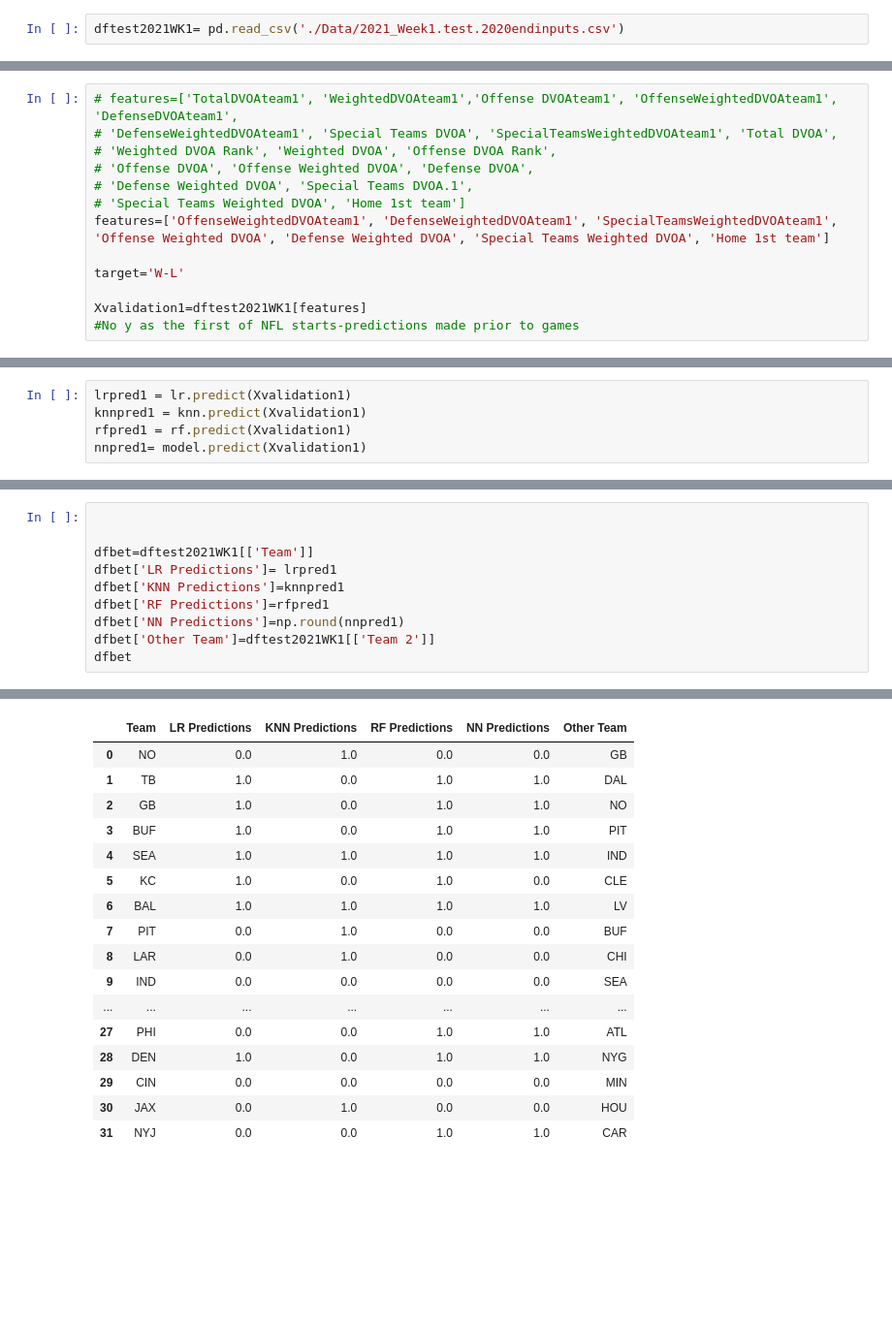
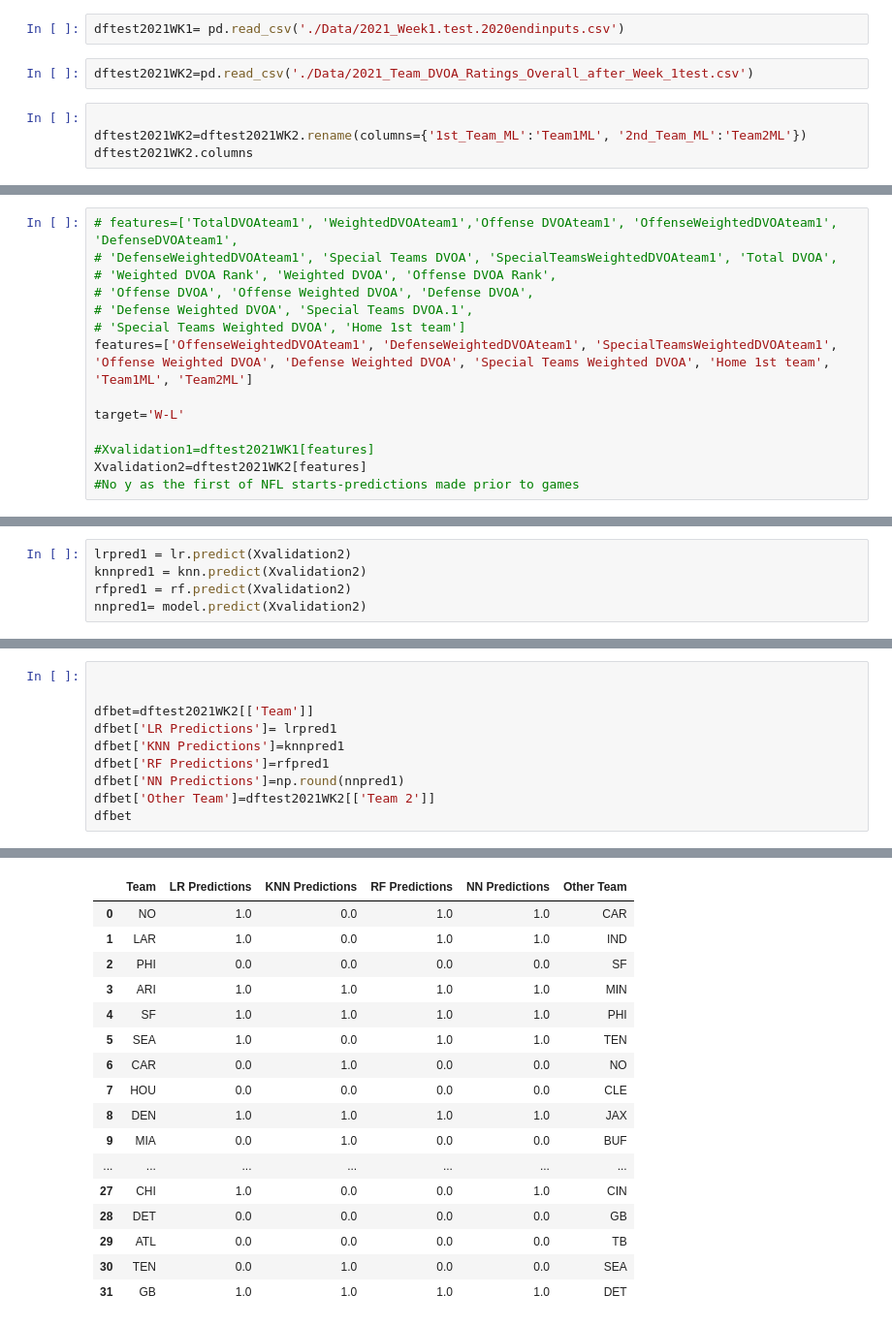
Before and after one commit to vivekbavda/NFL, a Jupyter notebook: BavdaNFLCapstoneDataCleaning.ipynb, the cells around one changed output, grey strips where cells are left out. Shown at 97% size. Drawn from its saved outputs; the diff is of its cells as text; blank space fills up the shorter version.

```diff
--- a/BavdaNFLCapstoneDataCleaning.ipynb
+++ b/BavdaNFLCapstoneDataCleaning.ipynb
@@ -937,2 +1233,8 @@ F1 Score: 0.7692307692307692
 # %%
 dftest2021WK1= pd.read_csv('./Data/2021_Week1.test.2020endinputs.csv')
+# %%
+dftest2021WK2=pd.read_csv('./Data/2021_Team_DVOA_Ratings_Overall_after_Week_1test.csv')
+# %%
+
+dftest2021WK2=dftest2021WK2.rename(columns={'1st_Team_ML':'Team1ML', '2nd_Team_ML':'Team2ML'})
+dftest2021WK2.columns
@@ -943,11 +1261,12 @@ dftest2021WK1= pd.read_csv('./Data/2021_Week1.test.2020endinputs.csv')
 # 'Offense DVOA', 'Offense Weighted DVOA', 'Defense DVOA',
 # 'Defense Weighted DVOA', 'Special Teams DVOA.1',
 # 'Special Teams Weighted DVOA', 'Home 1st team']
-features=['OffenseWeightedDVOAteam1', 'DefenseWeightedDVOAteam1', 'SpecialTeamsWeightedDVOAteam1', 'Offense Weighted DVOA', 'Defense Weighted DVOA', 'Special Teams Weighted DVOA', 'Home 1st team']
+features=['OffenseWeightedDVOAteam1', 'DefenseWeightedDVOAteam1', 'SpecialTeamsWeightedDVOAteam1', 'Offense Weighted DVOA', 'Defense Weighted DVOA', 'Special Teams Weighted DVOA', 'Home 1st team', 'Team1ML', 'Team2ML']
 
 target='W-L'
 
-Xvalidation1=dftest2021WK1[features]
+#Xvalidation1=dftest2021WK1[features]
+Xvalidation2=dftest2021WK2[features]
 #No y as the first of NFL starts-predictions made prior to games
 # %%
 
@@ -959,6 +1278,6 @@ Xvalidation1_sc = ss.fit_transform(Xvalidation1)
 # %%
-lrpred1 = lr.predict(Xvalidation1)
-knnpred1 = knn.predict(Xvalidation1)
-rfpred1 = rf.predict(Xvalidation1)
-nnpred1= model.predict(Xvalidation1)
+lrpred1 = lr.predict(Xvalidation2)
+knnpred1 = knn.predict(Xvalidation2)
+rfpred1 = rf.predict(Xvalidation2)
+nnpred1= model.predict(Xvalidation2)
 # %%
@@ -982,12 +1301,12 @@ Index(['Team', 'W-L', 'TotalDVOARankteam1', 'TotalDVOAteam1',
 # %%
 
 
-dfbet=dftest2021WK1[['Team']]
+dfbet=dftest2021WK2[['Team']]
 dfbet['LR Predictions']= lrpred1
 dfbet['KNN Predictions']=knnpred1
 dfbet['RF Predictions']=rfpred1
 dfbet['NN Predictions']=np.round(nnpred1)
-dfbet['Other Team']=dftest2021WK1[['Team 2']]
+dfbet['Other Team']=dftest2021WK2[['Team 2']]
 dfbet
 # %% [output]
 A value is trying to be set on a copy of a slice from a DataFrame.
@@ -1010,17 +1329,17 @@ See the caveats in the documentation: https://pandas.pydata.org/pandas-docs/stab
 |  | Team | LR Predictions | KNN Predictions | RF Predictions | NN Predictions | Other Team |
-| 0 | NO | 0.0 | 1.0 | 0.0 | 0.0 | GB |
-| 1 | TB | 1.0 | 0.0 | 1.0 | 1.0 | DAL |
-| 2 | GB | 1.0 | 0.0 | 1.0 | 1.0 | NO |
-| 3 | BUF | 1.0 | 0.0 | 1.0 | 1.0 | PIT |
-| 4 | SEA | 1.0 | 1.0 | 1.0 | 1.0 | IND |
-| 5 | KC | 1.0 | 0.0 | 1.0 | 0.0 | CLE |
-| 6 | BAL | 1.0 | 1.0 | 1.0 | 1.0 | LV |
-| 7 | PIT | 0.0 | 1.0 | 0.0 | 0.0 | BUF |
-| 8 | LAR | 0.0 | 1.0 | 0.0 | 0.0 | CHI |
-| 9 | IND | 0.0 | 0.0 | 0.0 | 0.0 | SEA |
+| 0 | NO | 1.0 | 0.0 | 1.0 | 1.0 | CAR |
+| 1 | LAR | 1.0 | 0.0 | 1.0 | 1.0 | IND |
+| 2 | PHI | 0.0 | 0.0 | 0.0 | 0.0 | SF |
+| 3 | ARI | 1.0 | 1.0 | 1.0 | 1.0 | MIN |
+| 4 | SF | 1.0 | 1.0 | 1.0 | 1.0 | PHI |
+| 5 | SEA | 1.0 | 0.0 | 1.0 | 1.0 | TEN |
+| 6 | CAR | 0.0 | 1.0 | 0.0 | 0.0 | NO |
+| 7 | HOU | 0.0 | 0.0 | 0.0 | 0.0 | CLE |
+| 8 | DEN | 1.0 | 1.0 | 1.0 | 1.0 | JAX |
+| 9 | MIA | 0.0 | 1.0 | 0.0 | 0.0 | BUF |
 | ... | ... | ... | ... | ... | ... | ... |
-| 27 | PHI | 0.0 | 0.0 | 1.0 | 1.0 | ATL |
-| 28 | DEN | 1.0 | 0.0 | 1.0 | 1.0 | NYG |
-| 29 | CIN | 0.0 | 0.0 | 0.0 | 0.0 | MIN |
-| 30 | JAX | 0.0 | 1.0 | 0.0 | 0.0 | HOU |
-| 31 | NYJ | 0.0 | 0.0 | 1.0 | 1.0 | CAR |
+| 27 | CHI | 1.0 | 0.0 | 0.0 | 1.0 | CIN |
+| 28 | DET | 0.0 | 0.0 | 0.0 | 0.0 | GB |
+| 29 | ATL | 0.0 | 0.0 | 0.0 | 0.0 | TB |
+| 30 | TEN | 0.0 | 1.0 | 0.0 | 0.0 | SEA |
+| 31 | GB | 1.0 | 1.0 | 1.0 | 1.0 | DET |
```
Also changed, not shown: parts of 46 cells of this notebook, 1 other file.
